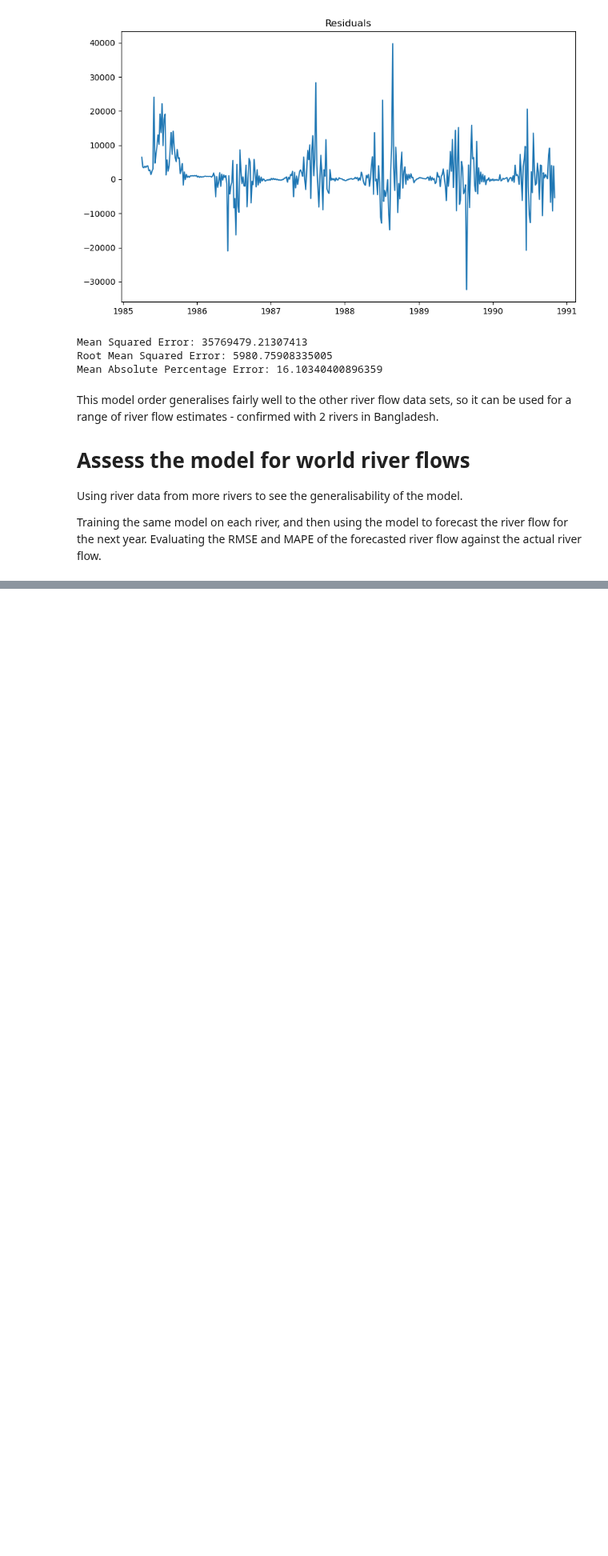
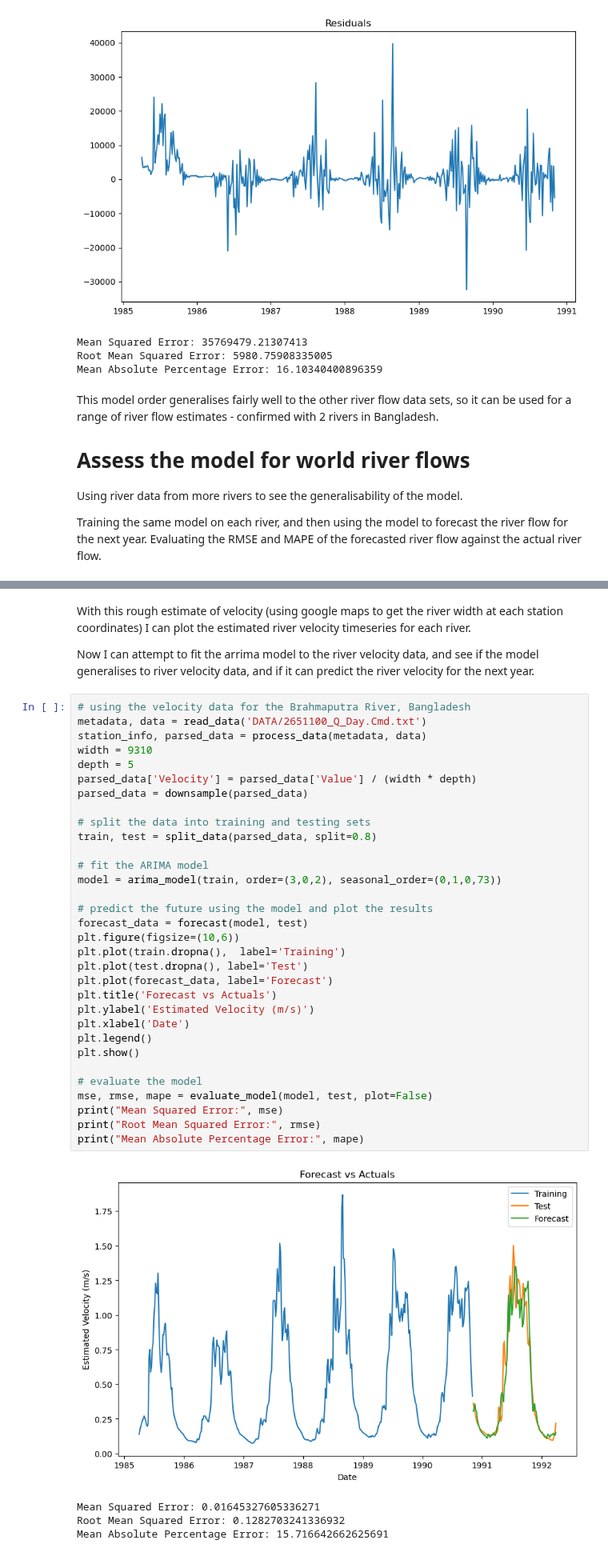
Before and after one commit to pilipb/DP5-code, a Jupyter notebook: arima.ipynb, the cells around one changed output, grey strips where cells are left out. Shown at 80% size. Cells and saved outputs as stored; diff of their text form; blank space fills up the shorter version.

```diff
--- a/arima.ipynb
+++ b/arima.ipynb
@@ -202,0 +276,41 @@ plt.show()
+# %% [markdown]
+With this rough estimate of velocity (using google maps to get the river width at each station coordinates) I can plot the estimated river velocity timeseries for each river.
+
+Now I can attempt to fit the arrima model to the river velocity data, and see if the model generalises to river velocity data, and if it can predict the river velocity for the next year.
+# %%
+# using the velocity data for the Brahmaputra River, Bangladesh
+metadata, data = read_data('DATA/2651100_Q_Day.Cmd.txt')
+station_info, parsed_data = process_data(metadata, data)
+width = 9310
+depth = 5
+parsed_data['Velocity'] = parsed_data['Value'] / (width * depth)
+parsed_data = downsample(parsed_data)
+
+# split the data into training and testing sets
+train, test = split_data(parsed_data, split=0.8)
+
+# fit the ARIMA model
+model = arima_model(train, order=(3,0,2), seasonal_order=(0,1,0,73))
+
+# predict the future using the model and plot the results
+forecast_data = forecast(model, test)
+plt.figure(figsize=(10,6))
+plt.plot(train.dropna(),  label='Training')
+plt.plot(test.dropna(), label='Test')
+plt.plot(forecast_data, label='Forecast')
+plt.title('Forecast vs Actuals')
+plt.ylabel('Estimated Velocity (m/s)')
+plt.xlabel('Date')
+plt.legend()
+plt.show()
+
+# evaluate the model
+mse, rmse, mape = evaluate_model(model, test, plot=False)
+print("Mean Squared Error:", mse)
+print("Root Mean Squared Error:", rmse)
+print("Mean Absolute Percentage Error:", mape)
+# %% [output]
+[figure, added]
+Mean Squared Error: 0.01645327605336271
+Root Mean Squared Error: 0.1282703241336932
+Mean Absolute Percentage Error: 15.716642662625691
```
Also changed, not shown: parts of 7 cells of this notebook.
